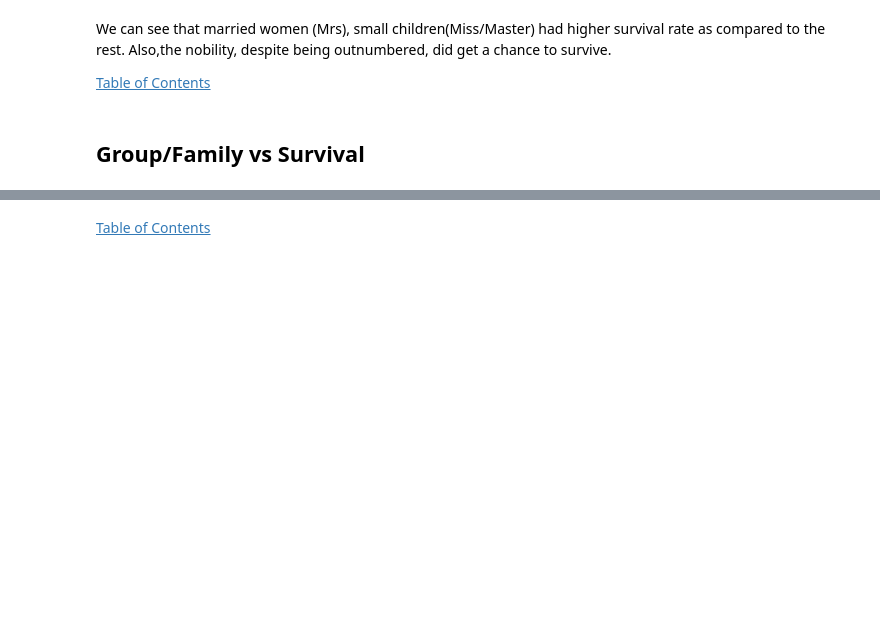
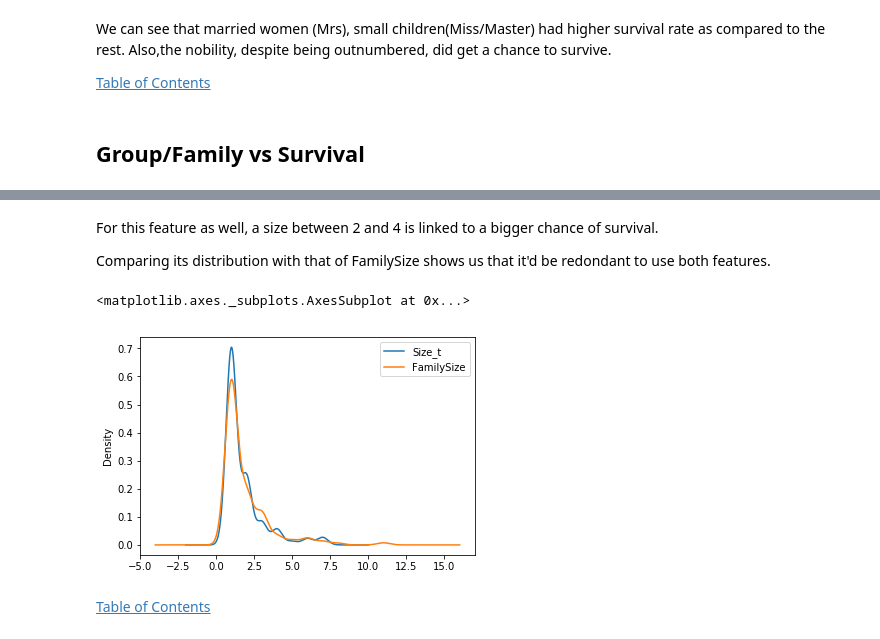
Before and after one commit to rymlaabiyad/ML_titanic, a Jupyter notebook: ML_Titanic.ipynb, the cells around one changed output, grey strips where cells are left out. Saved outputs shown, nothing was run; the diff lists cells and outputs as text; code cells hidden in the pictures; blank space fills up the shorter version.

```diff
--- a/ML_Titanic.ipynb
+++ b/ML_Titanic.ipynb
@@ -209,3 +243,12 @@ ratio(df_size_t, [1,2,3,4,7], [5,6]).unstack().plot(kind='bar', stacked=True)
+# %% [markdown]
+For this feature as well, a size between 2 and 4 is linked to a bigger chance of survival.
+
+Comparing its distribution with that of FamilySize shows us that it'd be redondant to use both features.
+# %%
+data.plot(x='PassengerId', y=['Size_t', 'FamilySize'], kind='density')
+# %% [output]
+<matplotlib.axes._subplots.AxesSubplot at 0x...>
+[figure, added]
 # %% [markdown]
 [Table of Contents](#toc)
 # %% [markdown]
```
Also changed, not shown: parts of 75 cells of this notebook, 2 other files.
